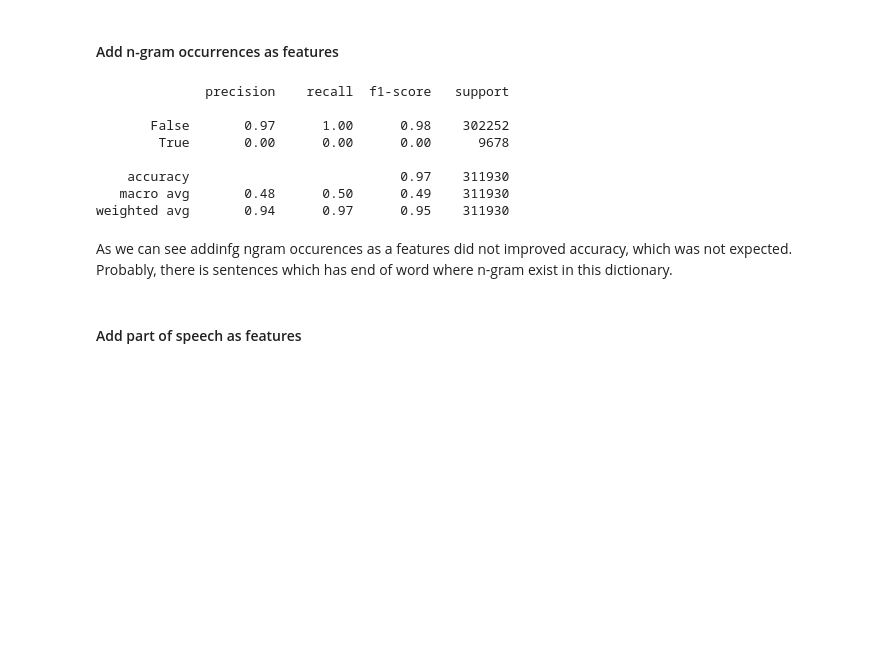
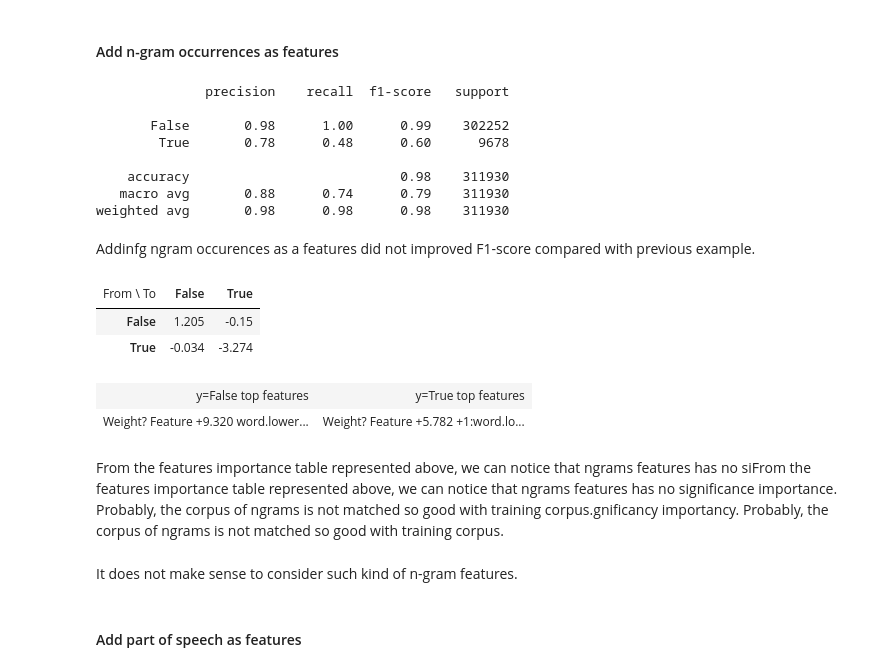
Before and after one commit to vseloved/prj-nlp-2020, a Jupyter notebook: students/DmytroBabenko/06-language-as-sequence/06-language-as-sequence.ipynb, the cells around one changed output. Saved outputs shown, nothing was run; the diff lists cells and outputs as text; code cells hidden in the pictures; blank space fills up the shorter version.

Commit message:
HW-6: fixed bug with ngrams

```diff
--- a/students/DmytroBabenko/06-language-as-sequence/06-language-as-sequence.ipynb
+++ b/students/DmytroBabenko/06-language-as-sequence/06-language-as-sequence.ipynb
@@ -176,8 +179,8 @@ class CRFClassifier:
     def __init__(self):
         self._crf = sklearn_crfsuite.CRF(
             algorithm='lbfgs',
-            c1=0.4008458187620921,
-            c2=0.07271707398101489,
+            c1=0.41083349574889616,
+            c2=0.06273667997796518,
             max_iterations=1000,
             all_possible_transitions=False)
 
@@ -210,6 +213,10 @@ class CRFClassifier:
             'word.isdigit()': word.isdigit(),
         }
         return features
+
+    @property
+    def crf(self):
+        return self._crf
 # %%
 crf_classifier = CRFClassifier()
 # %%
@@ -314,7 +321,7 @@ class NGramRunOnSentenceCRFClassifier(RunOnSentenceCRFClassifier):
     def __update_features_with_nagram(self, features, sent, pos, suffix=""):
         i = pos
         while i < len(sent) - 1 and i - pos < len(self.ngrams_dict_list):
-            ngram = ' '.join(sent[pos: pos + i + 1])
+            ngram = ' '.join(sent[pos: i - pos + 1])
 
 
             n = i - pos + 2
@@ -337,11 +344,11 @@ print(report)
 # %% [output]
               precision    recall  f1-score   support
 
-       False       0.97      1.00      0.98    302252
-        True       0.00      0.00      0.00      9678
+       False       0.98      1.00      0.99    302252
+        True       0.78      0.48      0.60      9678
 
-    accuracy                           0.97    311930
-   macro avg       0.48      0.50      0.49    311930
-weighted avg       0.94      0.97      0.95    311930
+    accuracy                           0.98    311930
+   macro avg       0.88      0.74      0.79    311930
+weighted avg       0.98      0.98      0.98    311930
-# %% [markdown]
-As we can see addinfg ngram occurences as a features did not improved accuracy, which was not expected. Probably, there is sentences which has end of word where n-gram exist in this dictionary.
+# %% [markdown]
+Addinfg ngram occurences as a features did not  improved F1-score compared with previous example.
@@ -348,3 +357,15 @@ As we can see addinfg ngram occurences as a features did not improved accuracy,
+# %%
+eli5.show_weights(ngram_crf_classifier.crf)
+# %% [output]
+| From \ To | False | True |
+| False | 1.205 | -0.15 |
+| True | -0.034 | -3.274 |
+| y=False top features | y=True top features |
+| Weight? Feature +9.320 word.lower... | Weight? Feature +5.782 +1:word.lo... |
+# %% [markdown]
+From the features importance table represented above, we can notice that ngrams features has no siFrom the features importance table represented above, we can notice that ngrams features has no significance importance. Probably, the corpus of ngrams is not matched so good with training corpus.gnificancy importancy. Probably, the corpus of ngrams is not matched so good with training corpus.
+# %% [markdown]
+It does not make sense to consider such kind of n-gram features.
 # %% [markdown]
 #### Add part of speech as features
 # %%
```
Also changed, not shown: parts of 15 cells of this notebook.
